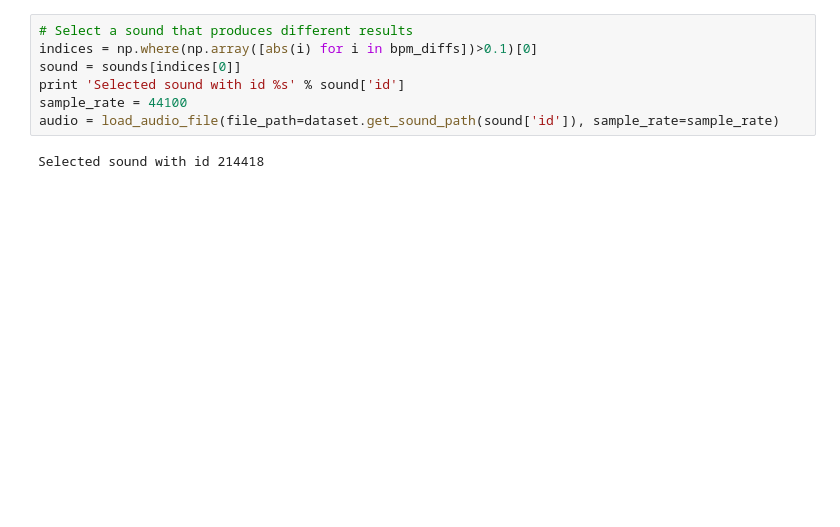
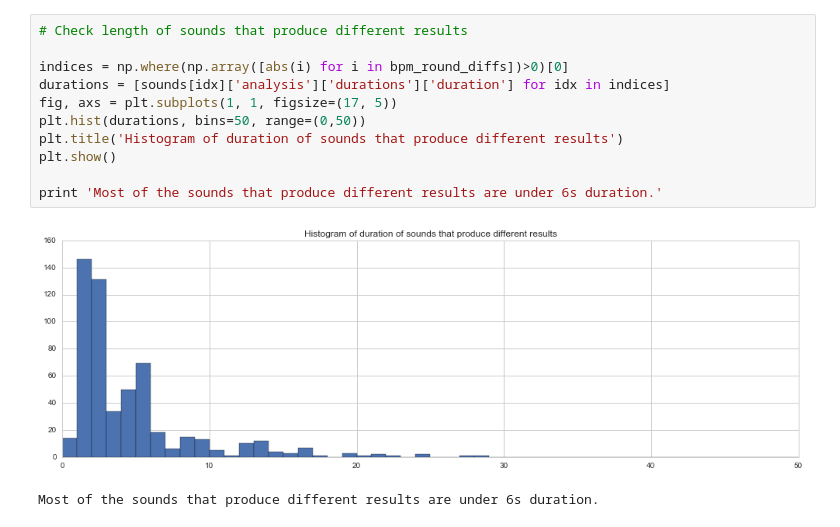
Before and after one commit to ffont/ismir2016, a Jupyter notebook: Percival14Mod vs Percival14_essentia.ipynb, the cells around one changed output. Saved outputs shown, nothing was run; the diff lists cells and outputs as text; blank space fills up the shorter version.

```diff
--- a/Percival14Mod vs Percival14_essentia.ipynb
+++ b/Percival14Mod vs Percival14_essentia.ipynb
@@ -43,10 +42,15 @@ print '(FLOAT, 0.1 max dif) %i produce different results, %i produce same result
-# %%
-# Select a sound that produces different results
-indices = np.where(np.array([abs(i) for i in bpm_diffs])>0.1)[0]
-sound = sounds[indices[0]]
-print 'Selected sound with id %s' % sound['id']
-sample_rate = 44100
-audio = load_audio_file(file_path=dataset.get_sound_path(sound['id']), sample_rate=sample_rate)
-# %% [output]
-Selected sound with id 214418
+# %%
+# Check length of sounds that produce different results
+
+indices = np.where(np.array([abs(i) for i in bpm_round_diffs])>0)[0]
+durations = [sounds[idx]['analysis']['durations']['duration'] for idx in indices]
+fig, axs = plt.subplots(1, 1, figsize=(17, 5))
+plt.hist(durations, bins=50, range=(0,50))
+plt.title('Histogram of duration of sounds that produce different results')
+plt.show()
+
+print 'Most of the sounds that produce different results are under 6s duration.'
+# %% [output]
+[figure, added]
+Most of the sounds that produce different results are under 6s duration.
 # %%
```
Also changed, not shown: parts of 6 cells of this notebook, 1 other file.
